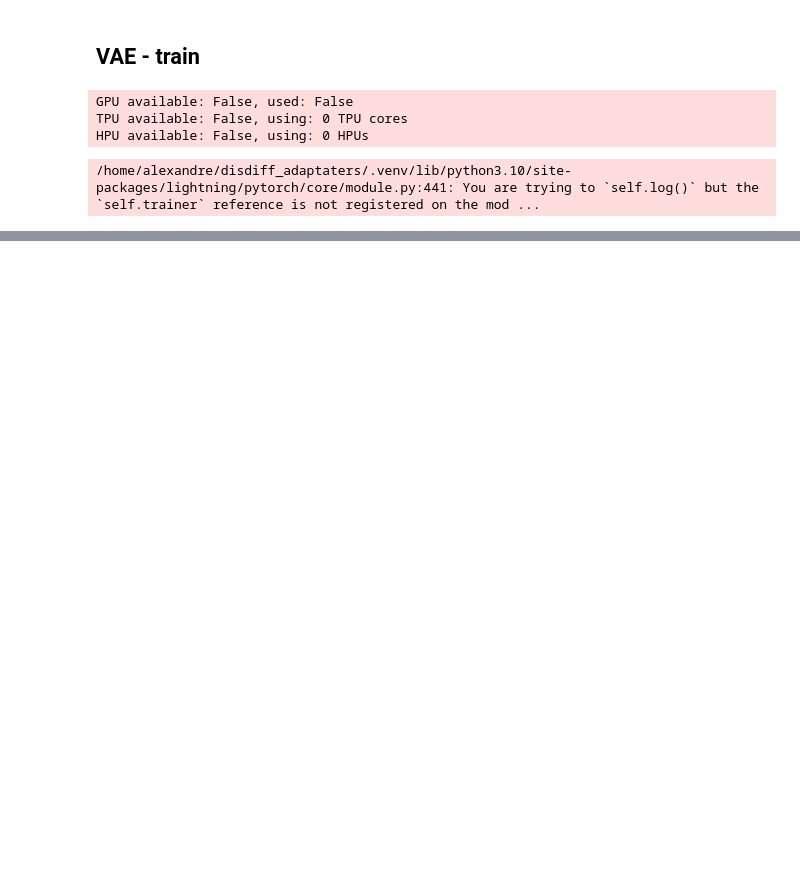
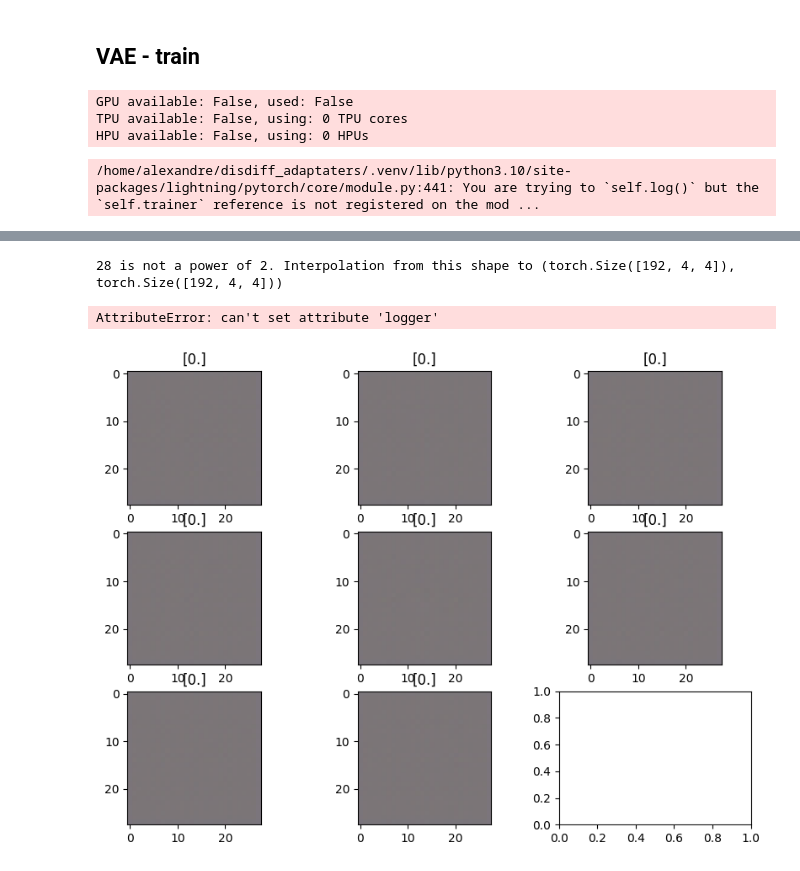
Before and after one commit to alexandremyara/disdiff_adapters, a Jupyter notebook: disdiff_adaptaters/notebook/play_pipeline.ipynb, the cells around one changed output, grey strips where cells are left out. Drawn from its saved outputs; the diff is of its cells as text; code cells hidden in the pictures; blank space fills up the shorter version.

```diff
--- a/disdiff_adaptaters/notebook/play_pipeline.ipynb
+++ b/disdiff_adaptaters/notebook/play_pipeline.ipynb
@@ -217,7 +220,7 @@ pca_latent((mus, logvars), labels)
 #Sample latent
 z = sample_from((mus, logvars))
 print(f"Latent space is a {z.shape}")
-decoder = Decoder(latent_dim, (3,28,28), encoder.out_encoder_shape)
+decoder = Decoder(out_channels=in_channels, img_size=img_size, latent_dim=LATENT_DIM, out_encoder_shape=encoder.out_encoder_shape)
 x_hat_logits = decoder(z)
 try: assert x_hat_logits.shape == (x_hat_logits.shape[0], in_channels, img_size, img_size)
 except AssertionError as e :
@@ -271,0 +426,7 @@ trainer(vae, blood)
+# %%
+multi_dm = MultiDistillMeDataModule(in_channels=in_channels, img_size=img_size, latent_dim=LATENT_DIM)
+multi_dm.on_test_end()
+# %% [output]
+28 is not a power of 2. Interpolation from this shape to (torch.Size([192, 4, 4]), torch.Size([192, 4, 4]))
+AttributeError: can't set attribute 'logger'
+[figure, added]
```
Also changed, not shown: parts of 16 cells of this notebook, 9 other files.
